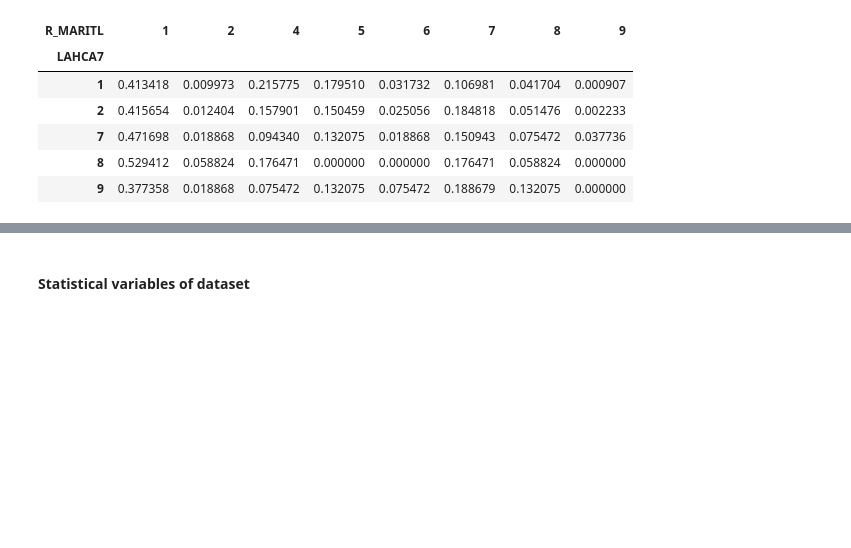
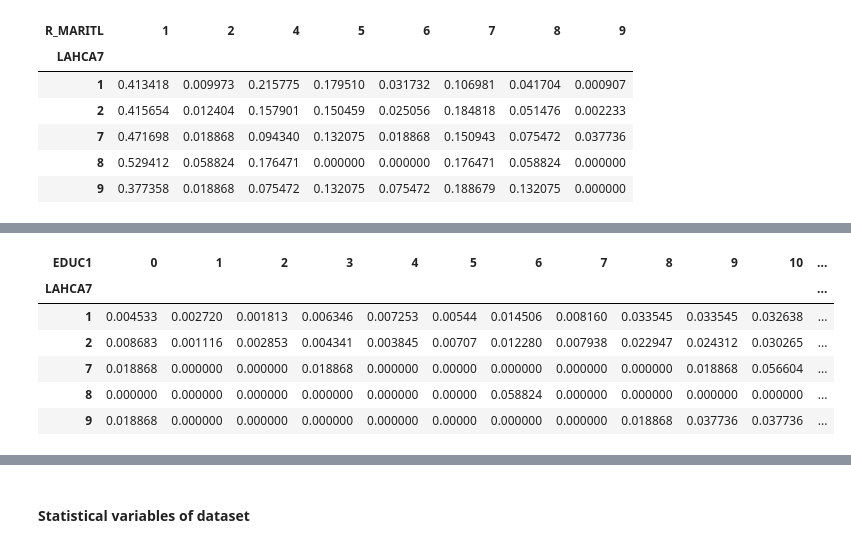
Before and after one commit to MaxShalom/arise, a Jupyter notebook: Social_Determinants_in_Health.ipynb, the cells around one changed output, grey strips where cells are left out. Drawn from its saved outputs; the diff is of its cells as text; code cells hidden in the pictures; blank space fills up the shorter version.

Commit message:
Update Notebook with Data table Code

```diff
--- a/Social_Determinants_in_Health.ipynb
+++ b/Social_Determinants_in_Health.ipynb
@@ -149,0 +243,10 @@ pd.crosstab(persons_data.LAHCA7, persons_data.R_MARITL).apply(lambda r: r/r.sum(
+# %%
+pd.crosstab(persons_data.LAHCA7, persons_data.EDUC1).apply(lambda r: r/r.sum(), axis=1)
+# %% [output]
+| EDUC1 | 0 | 1 | 2 | 3 | 4 | 5 | 6 | 7 | 8 | 9 | 10 | ... |
+| LAHCA7 |  |  |  |  |  |  |  |  |  |  |  | ... |
+| 1 | 0.004533 | 0.002720 | 0.001813 | 0.006346 | 0.007253 | 0.00544 | 0.014506 | 0.008160 | 0.033545 | 0.033545 | 0.032638 | ... |
+| 2 | 0.008683 | 0.001116 | 0.002853 | 0.004341 | 0.003845 | 0.00707 | 0.012280 | 0.007938 | 0.022947 | 0.024312 | 0.030265 | ... |
+| 7 | 0.018868 | 0.000000 | 0.000000 | 0.018868 | 0.000000 | 0.00000 | 0.000000 | 0.000000 | 0.000000 | 0.018868 | 0.056604 | ... |
+| 8 | 0.000000 | 0.000000 | 0.000000 | 0.000000 | 0.000000 | 0.00000 | 0.058824 | 0.000000 | 0.000000 | 0.000000 | 0.000000 | ... |
+| 9 | 0.018868 | 0.000000 | 0.000000 | 0.000000 | 0.000000 | 0.00000 | 0.000000 | 0.000000 | 0.018868 | 0.037736 | 0.037736 | ... |
```
Also changed, not shown: parts of 22 cells of this notebook, 3 other files.
